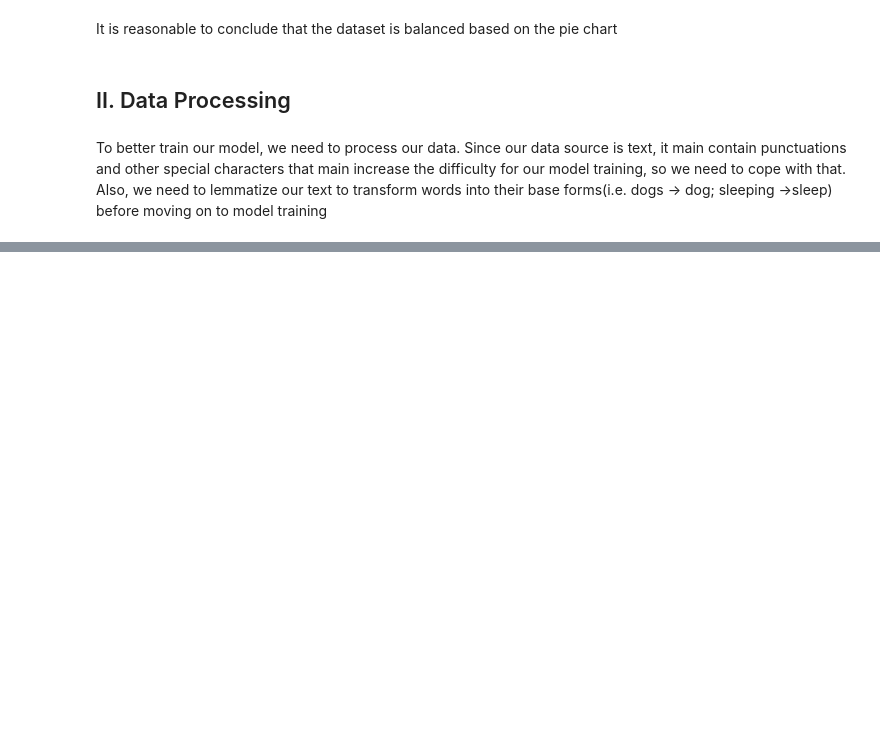
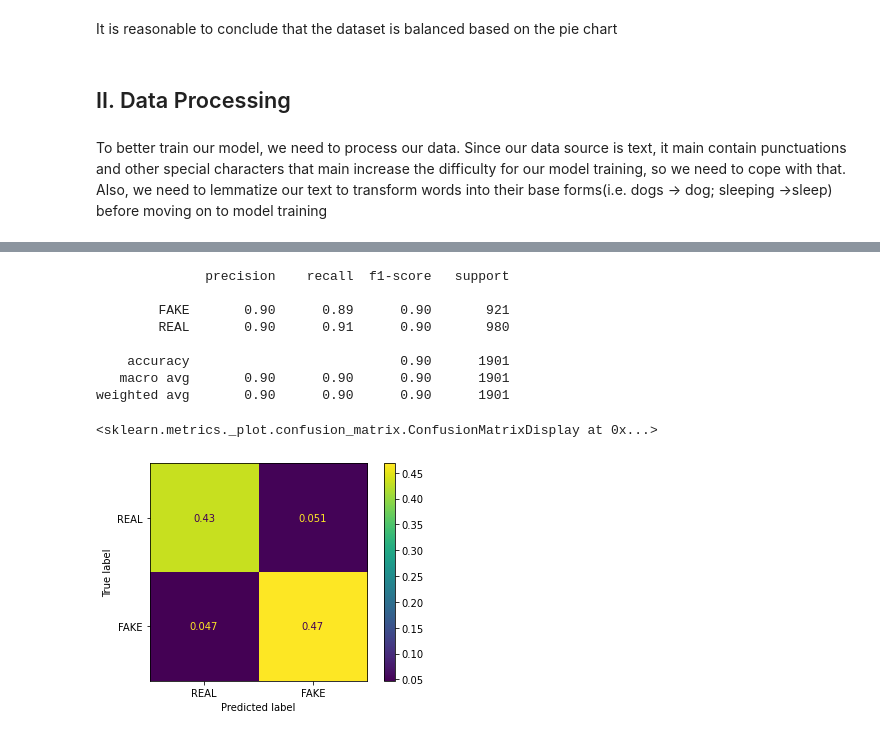
Before and after one commit to William-0320/COMP562-Final-Project, a Jupyter notebook: src/COMP562_Final_Proj.ipynb, the cells around one changed output, grey strips where cells are left out. Saved outputs shown, nothing was run; the diff lists cells and outputs as text; code cells hidden in the pictures; blank space fills up the shorter version.

```diff
--- a/src/COMP562_Final_Proj.ipynb
+++ b/src/COMP562_Final_Proj.ipynb
@@ -99,0 +171,19 @@ df.head()
+# %%
+# Now apply the model on the testing set
+y_pred_test = NaiveBayes.predict(x_test)
+test_report = classification_report(y_test, y_pred_test)
+print(test_report)
+cm = confusion_matrix(y_test, y_pred_test, normalize = 'all')
+cmd = ConfusionMatrixDisplay(cm, display_labels=['REAL','FAKE'])
+cmd.plot()
+# %% [output]
+              precision    recall  f1-score   support
+
+        FAKE       0.90      0.89      0.90       921
+        REAL       0.90      0.91      0.90       980
+
+    accuracy                           0.90      1901
+   macro avg       0.90      0.90      0.90      1901
+weighted avg       0.90      0.90      0.90      1901
+<sklearn.metrics._plot.confusion_matrix.ConfusionMatrixDisplay at 0x...>
+[figure, added]
```
Also changed, not shown: parts of 8 cells of this notebook.
